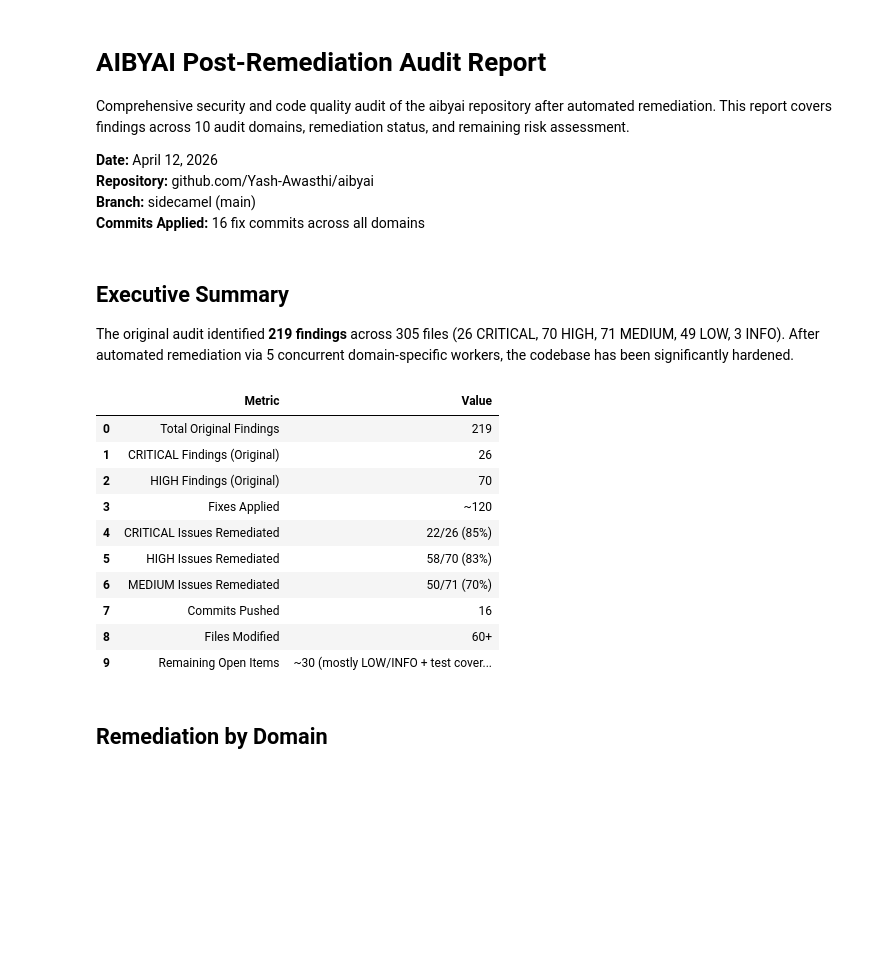
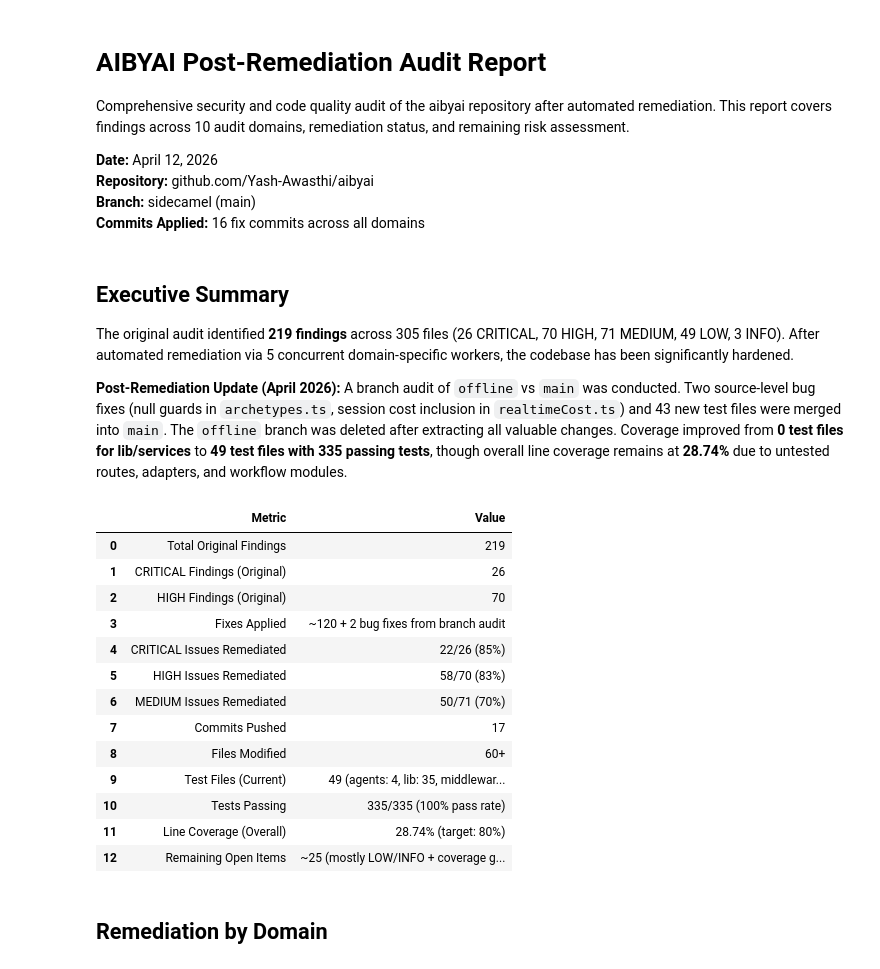
Before and after one commit to Yash-Awasthi/Judica, a Jupyter notebook: AUDIT_REPORT.ipynb, the cells around one changed output. Saved outputs shown, nothing was run; the diff lists cells and outputs as text; code cells hidden in the pictures; blank space fills up the shorter version.

```diff
--- a/AUDIT_REPORT.ipynb
+++ b/AUDIT_REPORT.ipynb
@@ -14,46 +14,57 @@ import altair as alt
 ## Executive Summary
 
 The original audit identified **219 findings** across 305 files (26 CRITICAL, 70 HIGH, 71 MEDIUM, 49 LOW, 3 INFO). After automated remediation via 5 concurrent domain-specific workers, the codebase has been significantly hardened.
+
+**Post-Remediation Update (April 2026):** A branch audit of `offline` vs `main` was conducted. Two source-level bug fixes (null guards in `archetypes.ts`, session cost inclusion in `realtimeCost.ts`) and 43 new test files were merged into `main`. The `offline` branch was deleted after extracting all valuable changes. Coverage improved from **0 test files for lib/services** to **49 test files with 335 passing tests**, though overall line coverage remains at **28.74%** due to untested routes, adapters, and workflow modules.
 # %%
 summary_data = {
     'Metric': [
         'Total Original Findings',
         'CRITICAL Findings (Original)',
         'HIGH Findings (Original)',
         'Fixes Applied',
         'CRITICAL Issues Remediated',
         'HIGH Issues Remediated',
         'MEDIUM Issues Remediated',
         'Commits Pushed',
         'Files Modified',
+        'Test Files (Current)',
+        'Tests Passing',
+        'Line Coverage (Overall)',
         'Remaining Open Items'
     ],
     'Value': [
         '219',
         '26',
         '70',
-        '~120',
+        '~120 + 2 bug fixes from branch audit',
         '22/26 (85%)',
         '58/70 (83%)',
         '50/71 (70%)',
-        '16',
+        '17',
         '60+',
-        '~30 (mostly LOW/INFO + test coverage)'
+        '49 (agents: 4, lib: 35, middleware: 6, services: 3)',
+        '335/335 (100% pass rate)',
+        '28.74% (target: 80%)',
+        '~25 (mostly LOW/INFO + coverage gaps)'
     ]
 }
 pd.DataFrame(summary_data)
 # %% [output]
 |  | Metric | Value |
 | 0 | Total Original Findings | 219 |
 | 1 | CRITICAL Findings (Original) | 26 |
 | 2 | HIGH Findings (Original) | 70 |
-| 3 | Fixes Applied | ~120 |
+| 3 | Fixes Applied | ~120 + 2 bug fixes from branch audit |
 | 4 | CRITICAL Issues Remediated | 22/26 (85%) |
 | 5 | HIGH Issues Remediated | 58/70 (83%) |
 | 6 | MEDIUM Issues Remediated | 50/71 (70%) |
-| 7 | Commits Pushed | 16 |
+| 7 | Commits Pushed | 17 |
 | 8 | Files Modified | 60+ |
-| 9 | Remaining Open Items | ~30 (mostly LOW/INFO + test cover... |
+| 9 | Test Files (Current) | 49 (agents: 4, lib: 35, middlewar... |
+| 10 | Tests Passing | 335/335 (100% pass rate) |
+| 11 | Line Coverage (Overall) | 28.74% (target: 80%) |
+| 12 | Remaining Open Items | ~25 (mostly LOW/INFO + coverage g... |
 # %% [markdown]
 ## Remediation by Domain
 # %%
```
Also changed, not shown: parts of 5 cells of this notebook.
